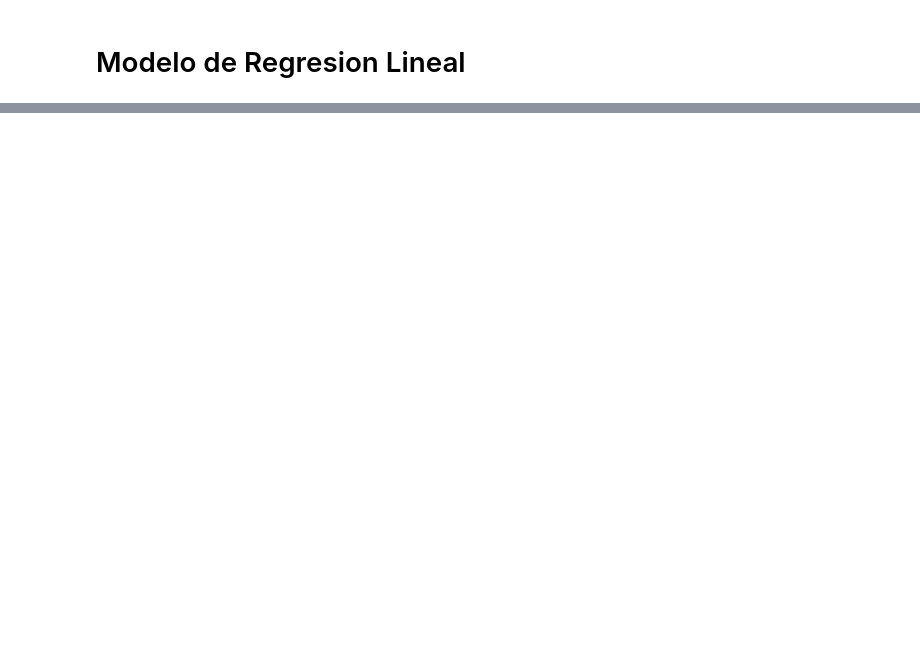
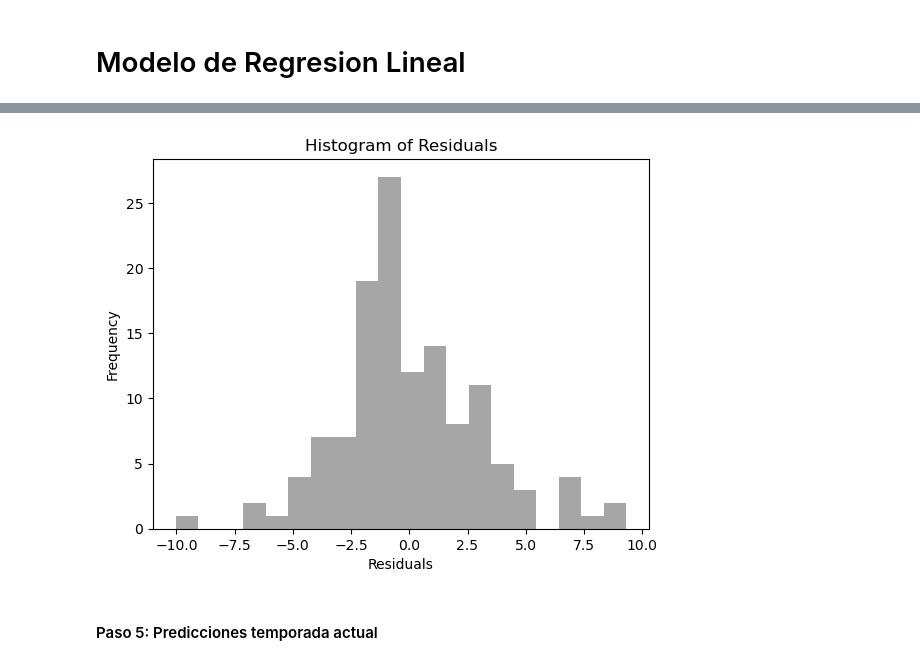
Before and after one commit to albabernal03/UEFA_PREDICCION2.0, a Jupyter notebook: modelos/regresion_lineal.ipynb, the cells around one changed output, grey strips where cells are left out. Drawn from its saved outputs; the diff is of its cells as text; code cells hidden in the pictures; blank space fills up the shorter version.

```diff
--- a/modelos/regresion_lineal.ipynb
+++ b/modelos/regresion_lineal.ipynb
@@ -42,0 +83,12 @@ Al tratarse de un modelo de Regresión Lineal lo primero que debemos hacer es de
+# %%
+# Histograma de residuos
+residuals = y_test - y_pred
+plt.hist(residuals, bins=20, color='gray', alpha=0.7)
+plt.xlabel('Residuals')
+plt.ylabel('Frequency')
+plt.title('Histogram of Residuals')
+plt.show()
+# %% [output]
+[figure, added]
+# %% [markdown]
+#### Paso 5: Predicciones temporada actual
```
Also changed, not shown: parts of 12 cells of this notebook.
